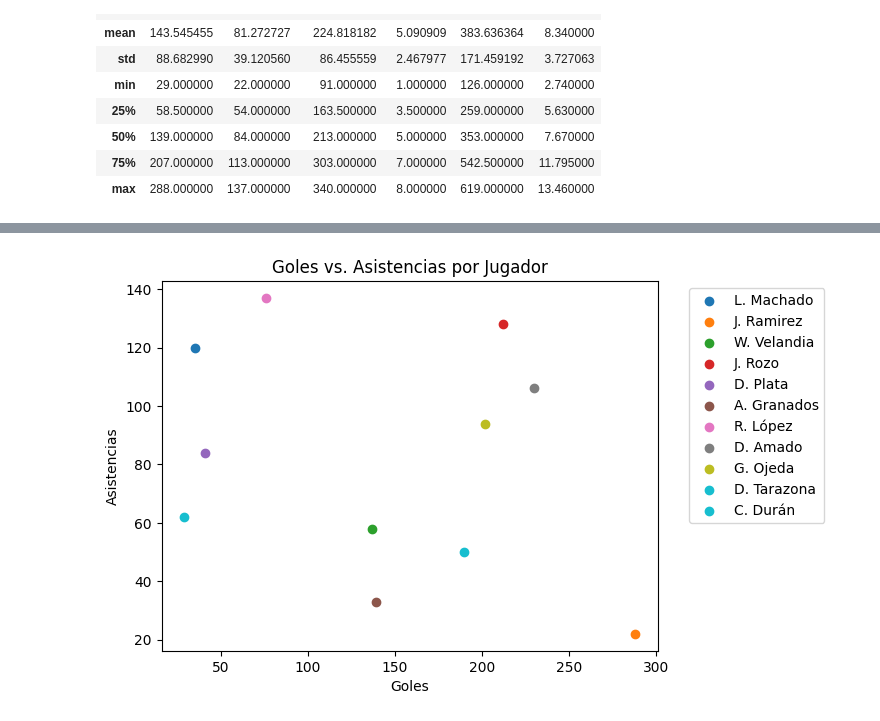
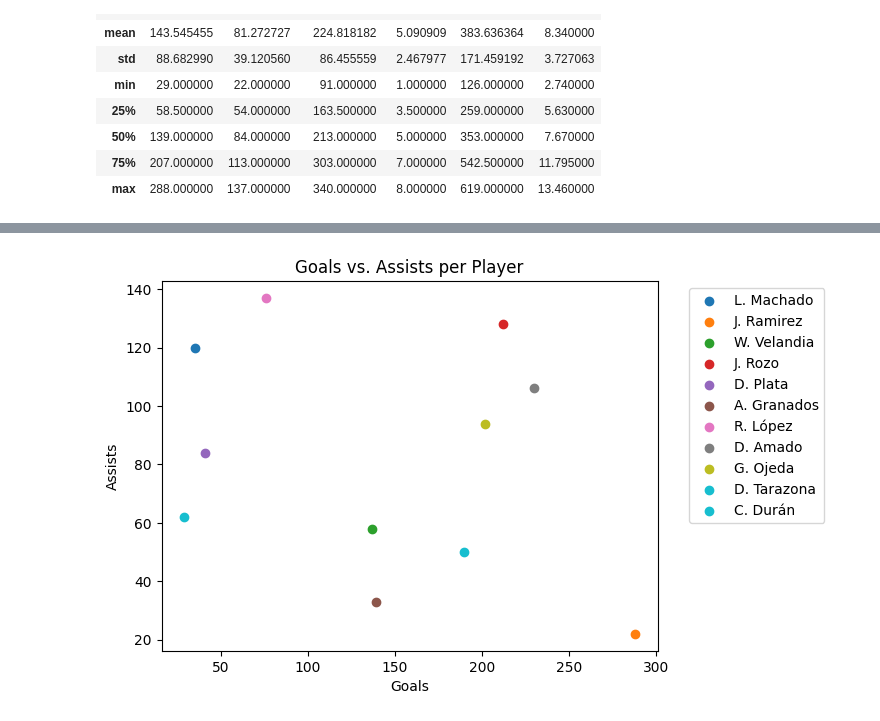
Before and after one commit to danielAcl9/analysisSoccerWFriends, a Jupyter notebook: data_analysis.ipynb, the cells around one changed output, grey strips where cells are left out. Saved outputs shown, nothing was run; the diff lists cells and outputs as text; code cells hidden in the pictures.

```diff
--- a/data_analysis.ipynb
+++ b/data_analysis.ipynb
@@ -76,22 +73,16 @@ plt.show()
 # %%
-import matplotlib.pyplot as plt
+colors = plt.cm.tab10(np.linspace(0, 1, 11))
 
-# Crear una lista de colores únicos para cada jugador
-colores = plt.cm.tab10(np.linspace(0, 1, 11))# Agrega más colores si tienes más df_players
+# Create a scatter plot of goals vs. assists for each player
+for i, player in enumerate(df_players['player']):
+    plt.scatter(df_players.loc[i, 'goals'], df_players.loc[i, 'assists'], color=colors[i], label=player)
 
-# Crear el gráfico de dispersión con colores diferentes para cada jugador
-for i, jugador in enumerate(df_players['player']):
-    plt.scatter(df_players.loc[i, 'goals'], df_players.loc[i, 'assists'], color=colores[i], label=jugador)
+plt.xlabel('Goals')
+plt.ylabel('Assists')
+plt.title('Goals vs. Assists per Player')
 
-# Agregar etiquetas y título al gráfico
-plt.xlabel('Goles')
-plt.ylabel('Asistencias')
-plt.title('Goles vs. Asistencias por Jugador')
-
-# Agregar una leyenda con el nombre de cada jugador y su respectivo color
 plt.legend(loc='upper left', bbox_to_anchor=(1.05, 1))  # Colocamos la leyenda fuera del gráfico
 
-# Mostrar el gráfico
 plt.show()
 # %% [output]
-[figure, old version]
+[figure, new version]
```
Also changed, not shown: parts of 3 cells of this notebook.
